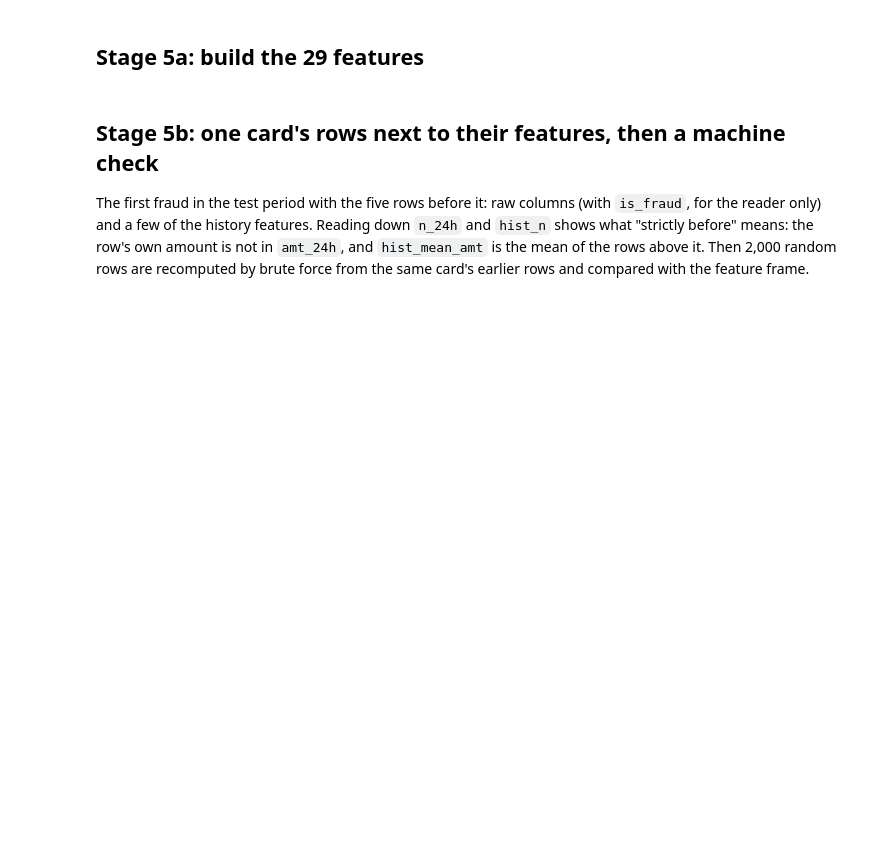
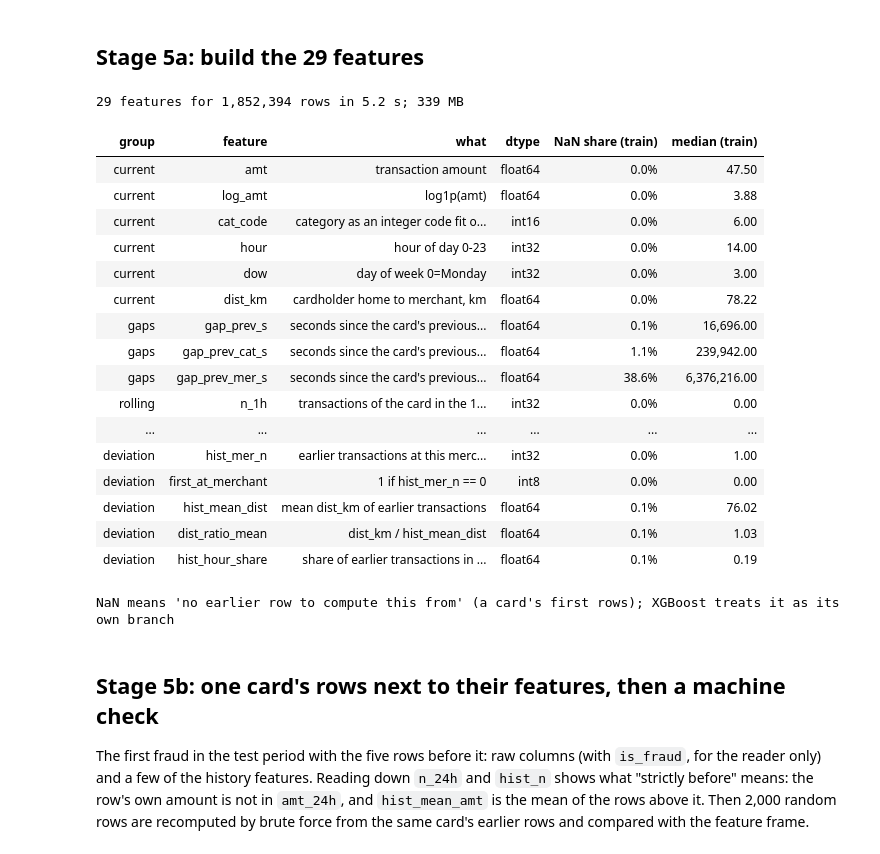
Before and after one commit to lb603487485/transaction-fm, a Jupyter notebook: notebooks/05_baseline.ipynb, the cells around one changed output. Cells and saved outputs as stored; diff of their text form; code cells hidden in the pictures; blank space fills up the shorter version.

```diff
--- a/notebooks/05_baseline.ipynb
+++ b/notebooks/05_baseline.ipynb
@@ -61,21 +64,42 @@ print("tfm ok |", describe(), "| ROOT =", ROOT)
 # %%
 import json, time, os, glob, numpy as np, pandas as pd
 pd.set_option("display.width", 220); pd.set_option("display.max_columns", 40)
 from tfm.baseline import FEATURES, CURRENT_ONLY, GROUPS, DESCRIPTION, build_features
 from tfm.metrics import evaluate_scores, mean_sd
 
 P, RES = f"{ROOT}/data/processed", f"{ROOT}/results"
+os.makedirs(RES, exist_ok=True)   # Drive has it from step 1; a fresh laptop root may not
 df = pd.read_parquet(f"{P}/transactions.parquet")
 t0 = time.time(); feats = build_features(df); FEAT_SECONDS = round(time.time() - t0, 1)
 print(f"{len(FEATURES)} features for {len(df):,} rows in {FEAT_SECONDS} s; {feats.memory_usage().sum() / 1e6:.0f} MB")
 
 card, split, fraud = df["card_id"].to_numpy(), df["split"].to_numpy(), df["is_fraud"].to_numpy()
 tr, va, te = split == "train", split == "val", split == "test"
 table = pd.DataFrame([{"group": g, "feature": c, "what": DESCRIPTION[c], "dtype": str(feats[c].dtype),
                        "NaN share (train)": float(feats.loc[tr, c].isna().mean()), "median (train)": float(feats.loc[tr, c].median())}
                       for g, cols in GROUPS.items() for c in cols])
 display(table.style.format({"NaN share (train)": "{:.1%}", "median (train)": "{:,.2f}"}).hide(axis="index"))
 print("NaN means 'no earlier row to compute this from' (a card's first rows); XGBoost treats it as its own branch")
+# %% [output]
+29 features for 1,852,394 rows in 5.2 s; 339 MB
+| group | feature | what | dtype | NaN share (train) | median (train) |
+| current | amt | transaction amount | float64 | 0.0% | 47.50 |
+| current | log_amt | log1p(amt) | float64 | 0.0% | 3.88 |
+| current | cat_code | category as an integer code fit o... | int16 | 0.0% | 6.00 |
+| current | hour | hour of day 0-23 | int32 | 0.0% | 14.00 |
+| current | dow | day of week 0=Monday | int32 | 0.0% | 3.00 |
+| current | dist_km | cardholder home to merchant, km | float64 | 0.0% | 78.22 |
+| gaps | gap_prev_s | seconds since the card's previous... | float64 | 0.1% | 16,696.00 |
+| gaps | gap_prev_cat_s | seconds since the card's previous... | float64 | 1.1% | 239,942.00 |
+| gaps | gap_prev_mer_s | seconds since the card's previous... | float64 | 38.6% | 6,376,216.00 |
+| rolling | n_1h | transactions of the card in the 1... | int32 | 0.0% | 0.00 |
+| ... | ... | ... | ... | ... | ... |
+| deviation | hist_mer_n | earlier transactions at this merc... | int32 | 0.0% | 1.00 |
+| deviation | first_at_merchant | 1 if hist_mer_n == 0 | int8 | 0.0% | 0.00 |
+| deviation | hist_mean_dist | mean dist_km of earlier transactions | float64 | 0.1% | 76.02 |
+| deviation | dist_ratio_mean | dist_km / hist_mean_dist | float64 | 0.1% | 1.03 |
+| deviation | hist_hour_share | share of earlier transactions in ... | float64 | 0.1% | 0.19 |
+NaN means 'no earlier row to compute this from' (a card's first rows); XGBoost treats it as its own branch
 # %% [markdown]
 ## Stage 5b: one card's rows next to their features, then a machine check
 
```
Also changed, not shown: parts of 7 cells of this notebook, 10 other files.
